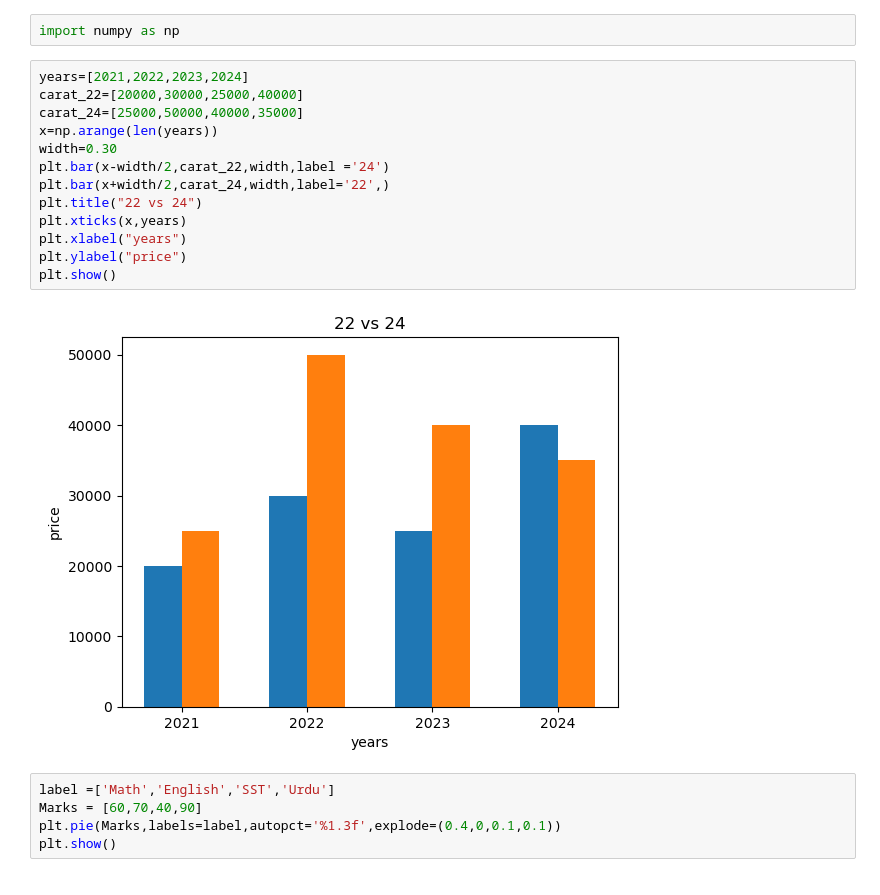
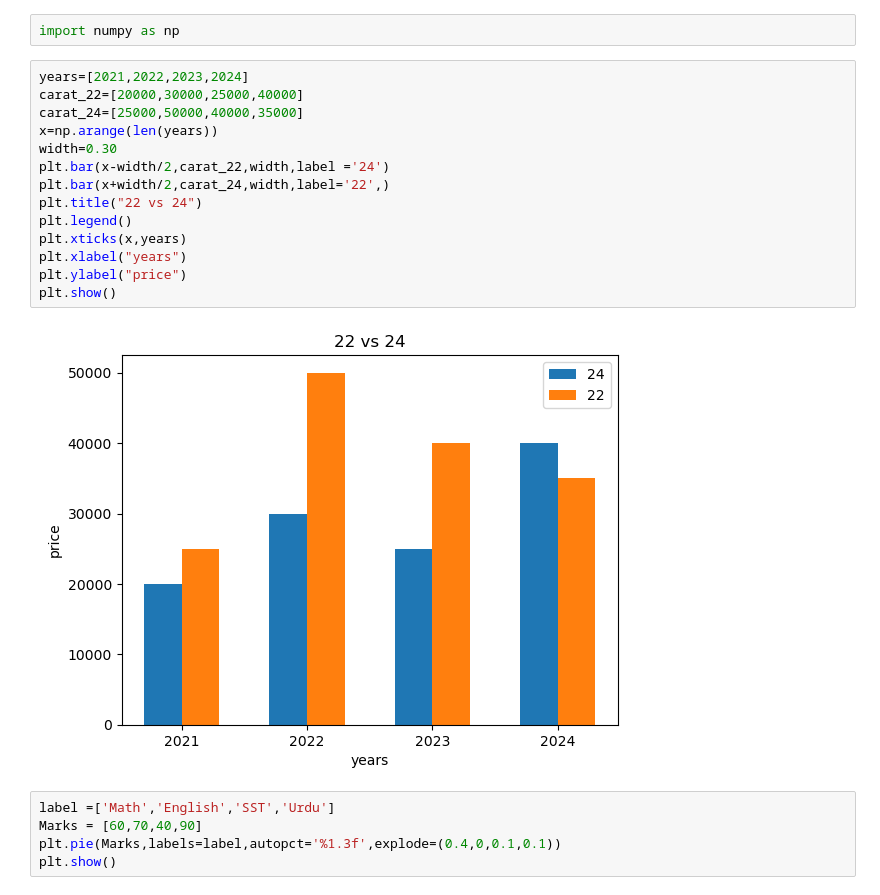
Before and after one commit to arsalanwani/Analytics, a Jupyter notebook: Matplotlib/index.ipynb, the cells around one changed output. Cells and saved outputs as stored; diff of their text form.

```diff
--- a/Matplotlib/index.ipynb
+++ b/Matplotlib/index.ipynb
@@ -178,18 +179,19 @@ import numpy as np
 # %%
 years=[2021,2022,2023,2024]
 carat_22=[20000,30000,25000,40000]
 carat_24=[25000,50000,40000,35000]
 x=np.arange(len(years))
 width=0.30
 plt.bar(x-width/2,carat_22,width,label ='24')
 plt.bar(x+width/2,carat_24,width,label='22',)
 plt.title("22 vs 24")
+plt.legend()
 plt.xticks(x,years)
 plt.xlabel("years")
 plt.ylabel("price")
 plt.show()
 # %% [output]
-[figure, old version]
+[figure, new version]
 # %%
 label =['Math','English','SST','Urdu']
 Marks = [60,70,40,90]
```
Also changed, not shown: parts of 7 cells of this notebook.
